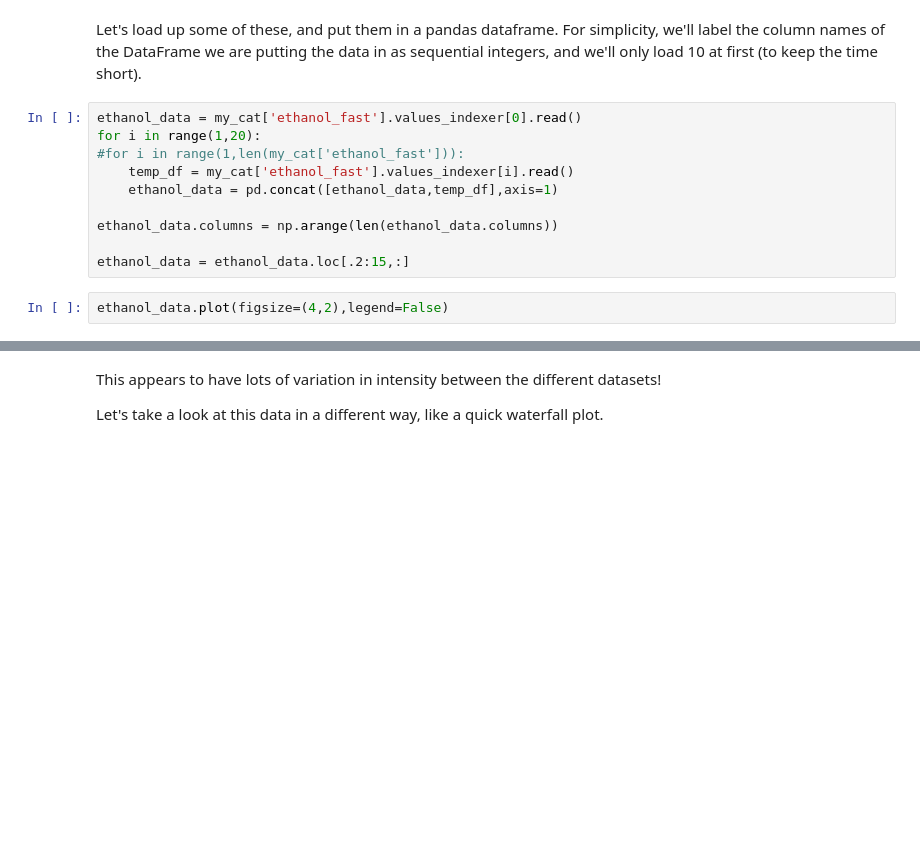
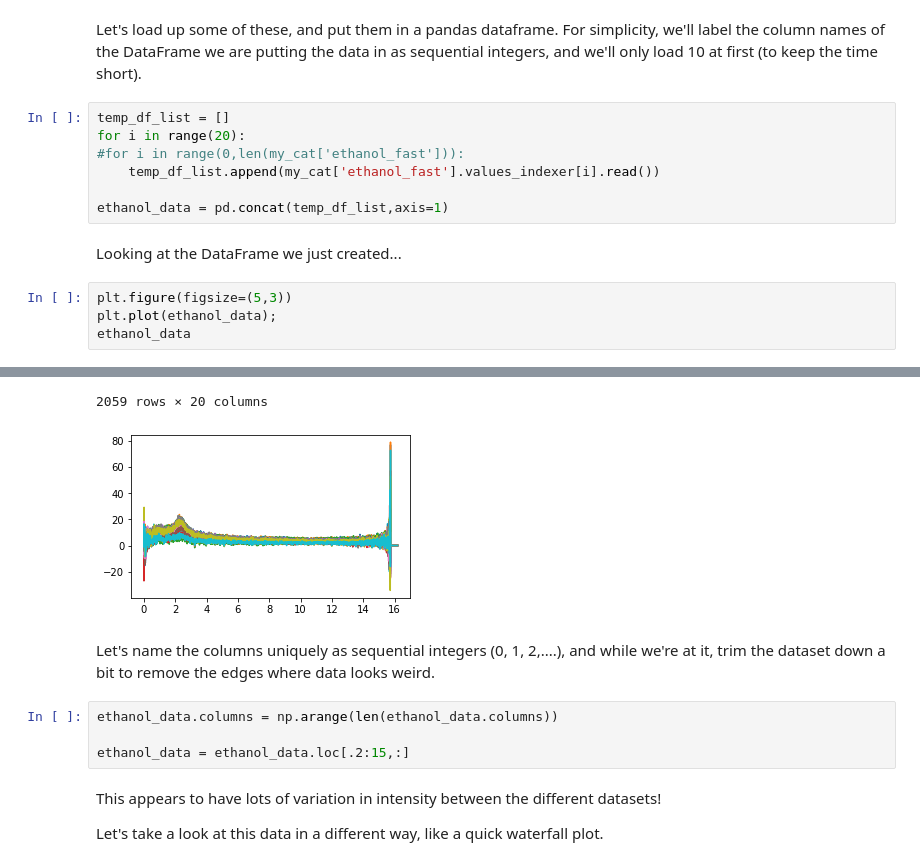
Before and after one commit to NSLS-II/um2022, a Jupyter notebook: Quick_PD_Viz.ipynb, the cells around one changed output, grey strips where cells are left out. Saved outputs shown, nothing was run; the diff lists cells and outputs as text; blank space fills up the shorter version.

```diff
--- a/Quick_PD_Viz.ipynb
+++ b/Quick_PD_Viz.ipynb
@@ -72,14 +148,16 @@ len(my_cat['ethanol_fast'])
 Let's load up some of these, and put them in a pandas dataframe.
 For simplicity, we'll label the column names of the DataFrame we are putting the data in as sequential integers, and we'll only load 10 at first (to keep the time short).
 # %%
-ethanol_data = my_cat['ethanol_fast'].values_indexer[0].read()
-for i in range(1,20):
-#for i in range(1,len(my_cat['ethanol_fast'])):
-    temp_df = my_cat['ethanol_fast'].values_indexer[i].read()
-    ethanol_data = pd.concat([ethanol_data,temp_df],axis=1)
+temp_df_list = []
+for i in range(20):
+#for i in range(0,len(my_cat['ethanol_fast'])):
+    temp_df_list.append(my_cat['ethanol_fast'].values_indexer[i].read())
 
-ethanol_data.columns = np.arange(len(ethanol_data.columns))
-
-ethanol_data = ethanol_data.loc[.2:15,:]
+ethanol_data = pd.concat(temp_df_list,axis=1)
-# %%
-ethanol_data.plot(figsize=(4,2),legend=False)
+# %% [markdown]
+Looking at the DataFrame we just created...
+# %%
+plt.figure(figsize=(5,3))
+plt.plot(ethanol_data);
+ethanol_data
+# %% [output]
@@ -86,3 +177,11 @@ ethanol_data.plot(figsize=(4,2),legend=False)
+2059 rows × 20 columns
+[figure, added]
+# %% [markdown]
+Let's name the columns uniquely as sequential integers (0, 1, 2,....), and while we're at it, trim the dataset down a bit to remove the edges where data looks weird.
+# %%
+ethanol_data.columns = np.arange(len(ethanol_data.columns))
+
+ethanol_data = ethanol_data.loc[.2:15,:]
 # %% [markdown]
 This appears to have lots of variation in intensity between the different datasets!
 
```
Also changed, not shown: parts of 50 cells of this notebook, 4 other files.
